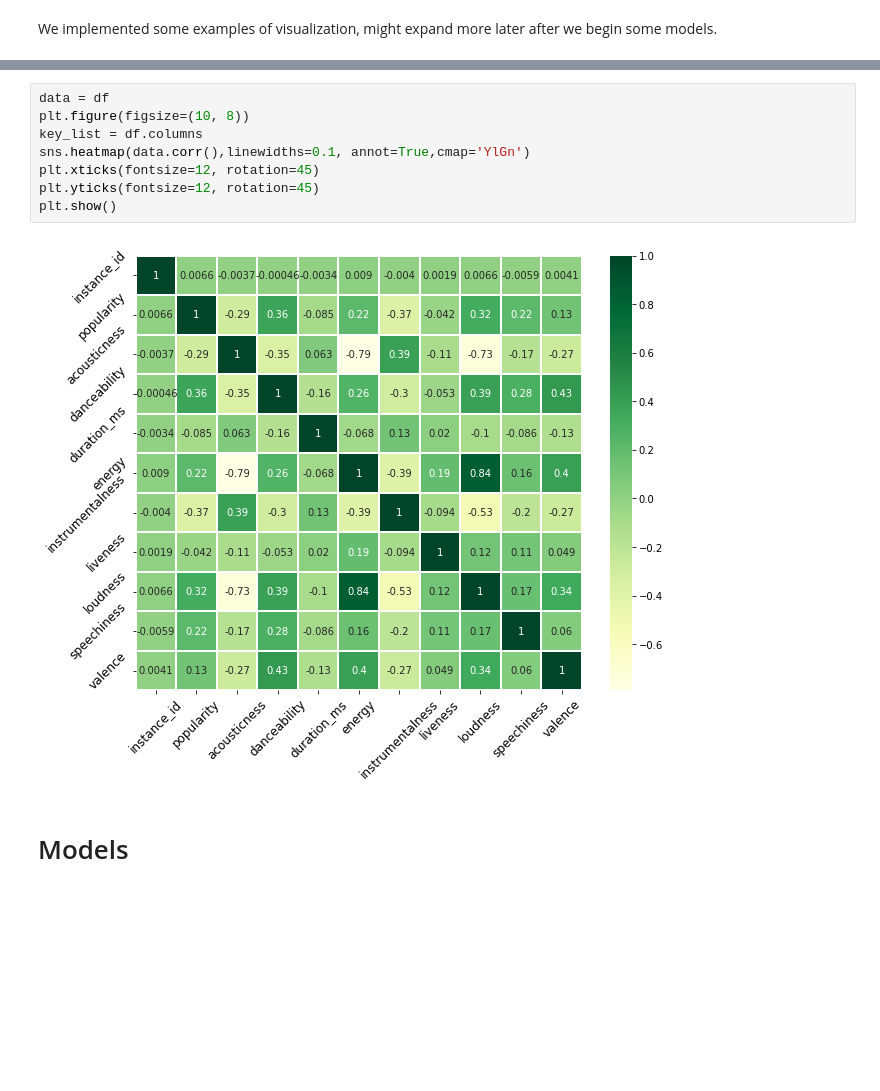
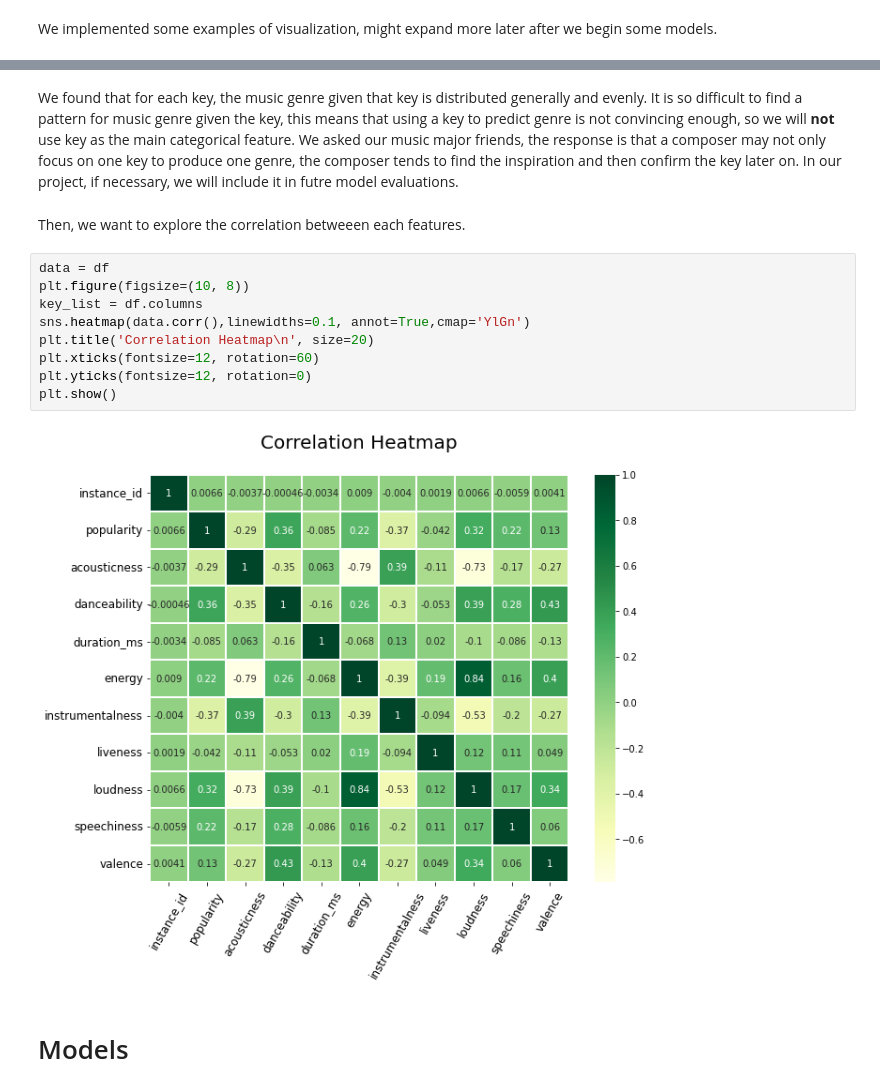
Before and after one commit to COGS118A/Group021-Wi23, a Jupyter notebook: FinalProjectGroup021-Wi23.ipynb, the cells around one changed output, grey strips where cells are left out. Saved outputs shown, nothing was run; the diff lists cells and outputs as text; blank space fills up the shorter version.

```diff
--- a/FinalProjectGroup021-Wi23.ipynb
+++ b/FinalProjectGroup021-Wi23.ipynb
@@ -167,13 +193,18 @@ plt.show()
+# %% [markdown]
+We found that for each key, the music genre given that key is distributed generally and evenly. It is so difficult to find a pattern for music genre given the key, this means that using a key to predict genre is not convincing enough, so we will **not** use key as the main categorical feature. We asked our music major friends, the response is that a composer may not only focus on one key to produce one genre, the composer tends to find the inspiration and then confirm the key later on. In our project, if necessary, we will include it in futre model evaluations.
+# %% [markdown]
+Then, we want to explore the correlation betweeen each features.
 # %%
 data = df
 plt.figure(figsize=(10, 8))
 key_list = df.columns
 sns.heatmap(data.corr(),linewidths=0.1, annot=True,cmap='YlGn')
-plt.xticks(fontsize=12, rotation=45)
-plt.yticks(fontsize=12, rotation=45)
+plt.title('Correlation Heatmap\n', size=20)
+plt.xticks(fontsize=12, rotation=60)
+plt.yticks(fontsize=12, rotation=0)
 plt.show()
 # %% [output]
-[figure, old version]
+[figure, new version]
 # %% [markdown]
 # Models
 # %% [markdown]
```
Also changed, not shown: parts of 18 cells of this notebook.
